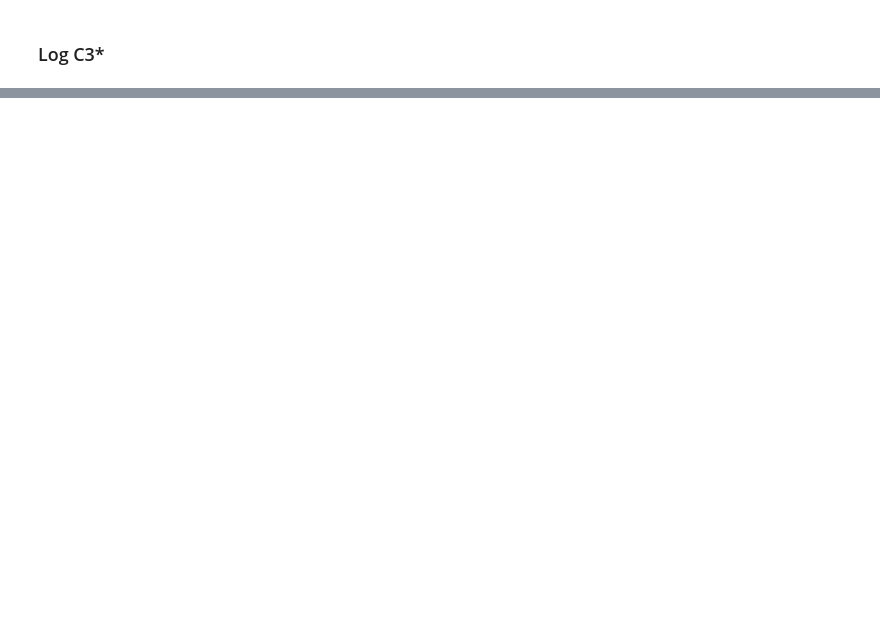
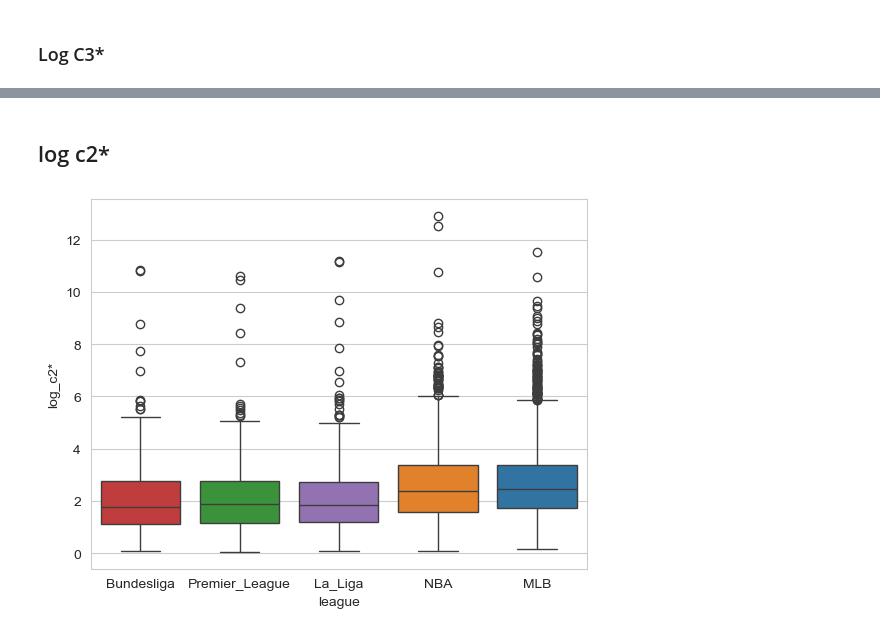
Before and after one commit to RyanRegalado/Win-Loss-Sequences-Sp2026, a Jupyter notebook: output/cstar_analysis.ipynb, the cells around one changed output, grey strips where cells are left out. Cells and saved outputs as stored; diff of their text form; code cells hidden in the pictures; blank space fills up the shorter version.

```diff
--- a/output/cstar_analysis.ipynb
+++ b/output/cstar_analysis.ipynb
@@ -723,0 +768,7 @@ plt.show()
+# %% [markdown]
+## log c2*
+# %%
+sns.set_style('whitegrid')
+ax= sns.boxplot(x='league',y='log_c2*',data=leagues_binary, palette = combined_palette, hue = leagues_binary['league'])
+# %% [output]
+[figure, added]
```
Also changed, not shown: parts of 47 cells of this notebook, 8 other files.
